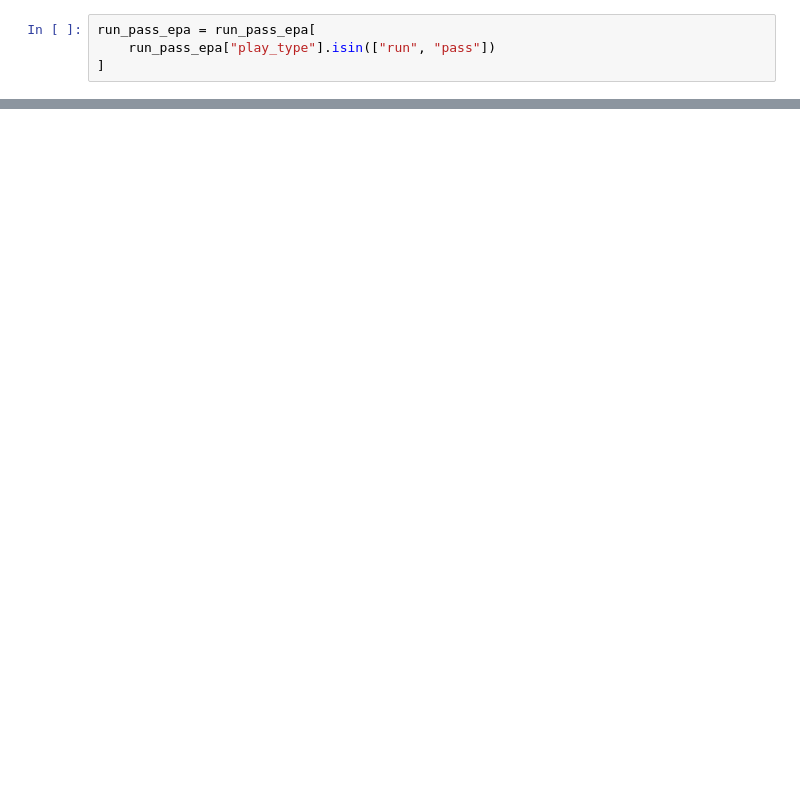
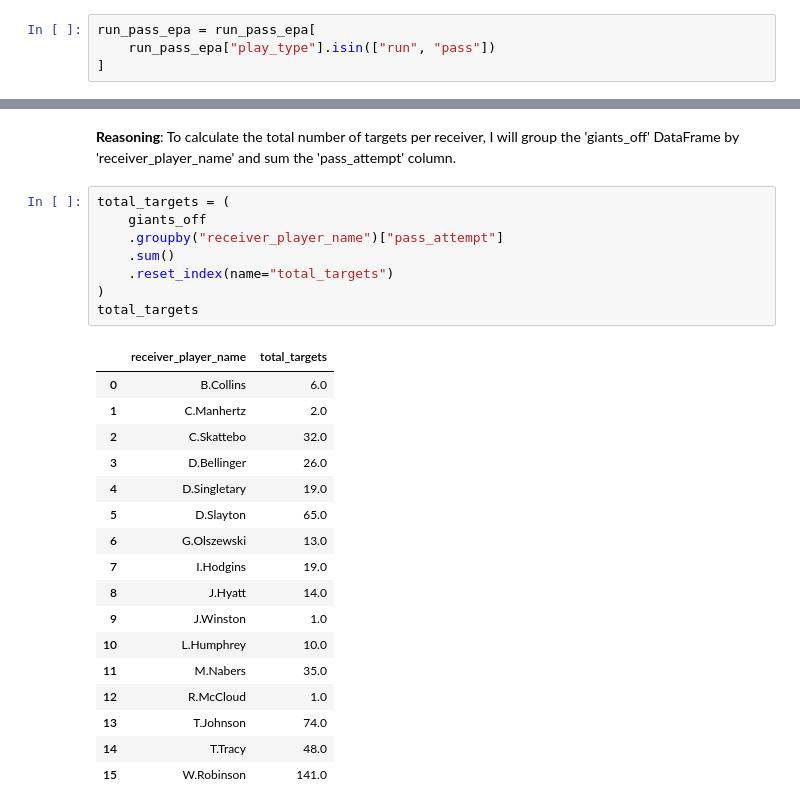
Before and after one commit to KC3P0/KC3P0.gethub.io, a Jupyter notebook: NYG_Analytics.ipynb, the cells around one changed output, grey strips where cells are left out. Saved outputs shown, nothing was run; the diff lists cells and outputs as text; blank space fills up the shorter version.

```diff
--- a/NYG_Analytics.ipynb
+++ b/NYG_Analytics.ipynb
@@ -278,0 +292,29 @@ receivers
+# %% [markdown]
+**Reasoning**:
+To calculate the total number of targets per receiver, I will group the 'giants_off' DataFrame by 'receiver_player_name' and sum the 'pass_attempt' column.
+# %%
+total_targets = (
+    giants_off
+    .groupby("receiver_player_name")["pass_attempt"]
+    .sum()
+    .reset_index(name="total_targets")
+)
+total_targets
+# %% [output]
+|  | receiver_player_name | total_targets |
+| 0 | B.Collins | 6.0 |
+| 1 | C.Manhertz | 2.0 |
+| 2 | C.Skattebo | 32.0 |
+| 3 | D.Bellinger | 26.0 |
+| 4 | D.Singletary | 19.0 |
+| 5 | D.Slayton | 65.0 |
+| 6 | G.Olszewski | 13.0 |
+| 7 | I.Hodgins | 19.0 |
+| 8 | J.Hyatt | 14.0 |
+| 9 | J.Winston | 1.0 |
+| 10 | L.Humphrey | 10.0 |
+| 11 | M.Nabers | 35.0 |
+| 12 | R.McCloud | 1.0 |
+| 13 | T.Johnson | 74.0 |
+| 14 | T.Tracy | 48.0 |
+| 15 | W.Robinson | 141.0 |
```
Also changed, not shown: parts of 24 cells of this notebook.
